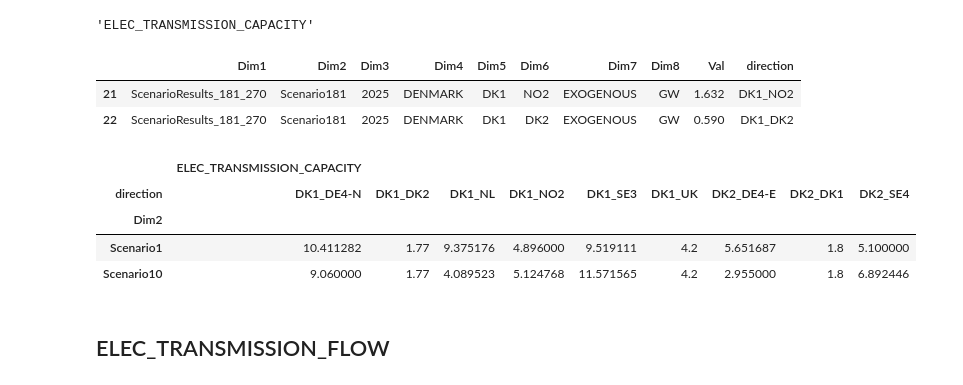
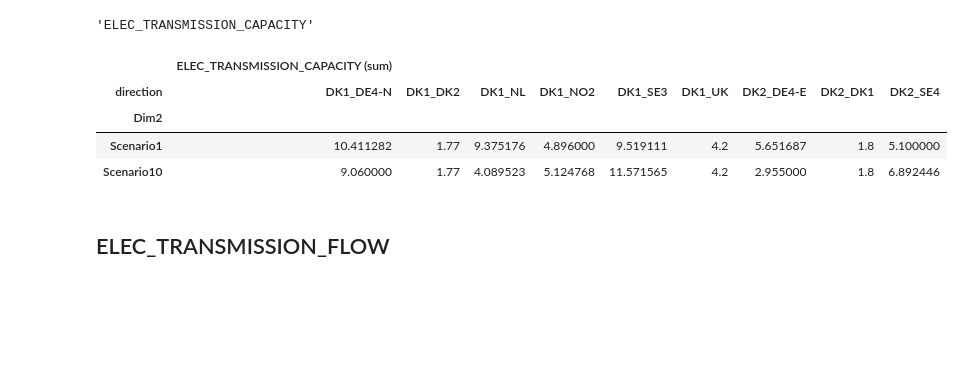
Before and after one commit to tilseb/flexsus, a Jupyter notebook: processing.ipynb, the cells around one changed output. Saved outputs shown, nothing was run; the diff lists cells and outputs as text; code cells hidden in the pictures; blank space fills up the shorter version.

```diff
--- a/processing.ipynb
+++ b/processing.ipynb
@@ -71,6 +76,16 @@ def filterYearAndCountry(df,y,c):
 def makeValFloat(df):
     df.Val = df.Val.astype(float)
     return df
+# %%
+def groupFrame(df,i,f,aver):
+    if aver:
+        df = df.groupby([i,'Dim2'])['Val'].mean().unstack().T
+        df.columns = pd.MultiIndex.from_product([[f + ' (mean)'], df.columns])
+    else:
+        df = df.groupby([i,'Dim2'])['Val'].sum().unstack().T
+        df.columns = pd.MultiIndex.from_product([[f + ' (sum)'], df.columns])
+    df = df.fillna(0)
+    return df
 # %%
 lf
 # %% [output]
@@ -274,30 +235,20 @@ lf[6]
 # %% [output]
 'ELEC_TRANSMISSION_CAPACITY'
 # %%
-# ELEC_DEMAND
+# ELEC_TRANSMISSION_CAPACITY
 df6 = readData(lf[6])
 df6 = epsToZeros(df6)
 df6 = filterYearAndCountry(df6,yyy,ccc)
 df6 = makeValFloat(df6)
 df6['direction'] = df6.Dim5 + '_' + df6.Dim6
-df6 = df6.loc[(df6.direction.str.contains('|'.join(rrr))==True), :]
+df6 = groupFrame(df6,'direction',lf[6],aver=False)
 df6.head(2)
 # %% [output]
-|  | Dim1 | Dim2 | Dim3 | Dim4 | Dim5 | Dim6 | Dim7 | Dim8 | Val | direction |
-| 21 | ScenarioResults_181_270 | Scenario181 | 2025 | DENMARK | DK1 | NO2 | EXOGENOUS | GW | 1.632 | DK1_NO2 |
-| 22 | ScenarioResults_181_270 | Scenario181 | 2025 | DENMARK | DK1 | DK2 | EXOGENOUS | GW | 0.590 | DK1_DK2 |
+|  | ELEC_TRANSMISSION_CAPACITY (sum) |  |  |  |  |  |  |  |  |
+| direction | DK1_DE4-N | DK1_DK2 | DK1_NL | DK1_NO2 | DK1_SE3 | DK1_UK | DK2_DE4-E | DK2_DK1 | DK2_SE4 |
+| Dim2 |  |  |  |  |  |  |  |  |  |
+| Scenario1 | 10.411282 | 1.77 | 9.375176 | 4.896000 | 9.519111 | 4.2 | 5.651687 | 1.8 | 5.100000 |
+| Scenario10 | 9.060000 | 1.77 | 4.089523 | 5.124768 | 11.571565 | 4.2 | 2.955000 | 1.8 | 6.892446 |
-# %%
-# group data frame
-df6 = df6.groupby(['direction','Dim2'])['Val'].sum().unstack().T
-df6 = df6.fillna(0)
-df6.columns = pd.MultiIndex.from_product([[lf[6]], df6.columns])
-df6.head(2)
-# %% [output]
-|  | ELEC_TRANSMISSION_CAPACITY |  |  |  |  |  |  |  |  |
-| direction | DK1_DE4-N | DK1_DK2 | DK1_NL | DK1_NO2 | DK1_SE3 | DK1_UK | DK2_DE4-E | DK2_DK1 | DK2_SE4 |
-| Dim2 |  |  |  |  |  |  |  |  |  |
-| Scenario1 | 10.411282 | 1.77 | 9.375176 | 4.896000 | 9.519111 | 4.2 | 5.651687 | 1.8 | 5.100000 |
-| Scenario10 | 9.060000 | 1.77 | 4.089523 | 5.124768 | 11.571565 | 4.2 | 2.955000 | 1.8 | 6.892446 |
 # %% [markdown]
 ## ELEC_TRANSMISSION_FLOW
 # %%
```
Also changed, not shown: parts of 44 cells of this notebook.
